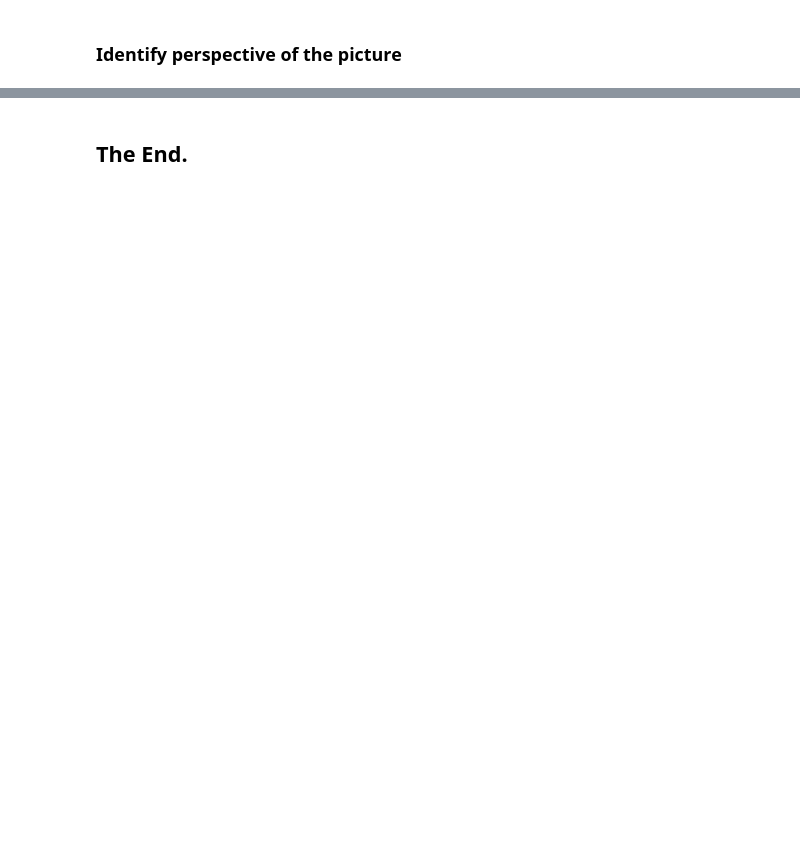
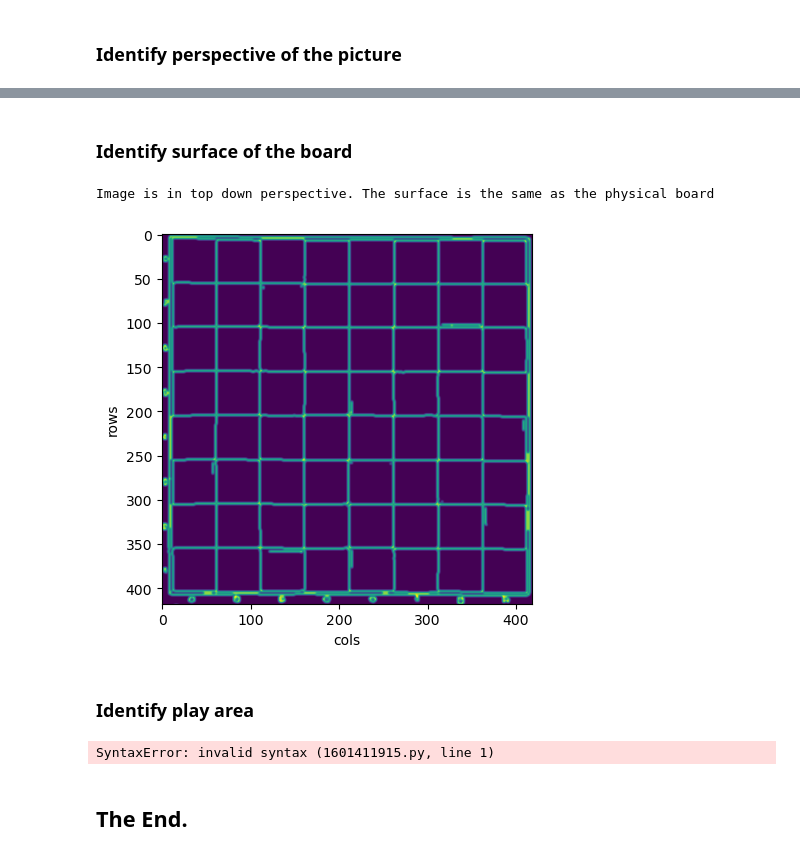
Before and after one commit to nicolearetz/chess-lens, a Jupyter notebook: notebooks/4_playarea.ipynb, the cells around one changed output, grey strips where cells are left out. Cells and saved outputs as stored; diff of their text form; code cells hidden in the pictures; blank space fills up the shorter version.

Commit message:
class function for the detection of the surface

```diff
--- a/notebooks/4_playarea.ipynb
+++ b/notebooks/4_playarea.ipynb
@@ -48,3 +50,17 @@ True
+# %% [markdown]
+### Identify surface of the board
+# %%
+lines = lens.crop_to_surface(bool_set_active = False)
+lens.plot("surface", lines=lines)
+# %% [output]
+Image is in top down perspective. The surface is the same as the physical board
+[figure, added]
+# %% [markdown]
+### Identify play area
+# %%
+to be continued.
+# %% [output]
+SyntaxError: invalid syntax (1601411915.py, line 1)
 # %% [markdown]
 ## The End.
 # %%
```
Also changed, not shown: parts of 8 cells of this notebook, 2 other files.
